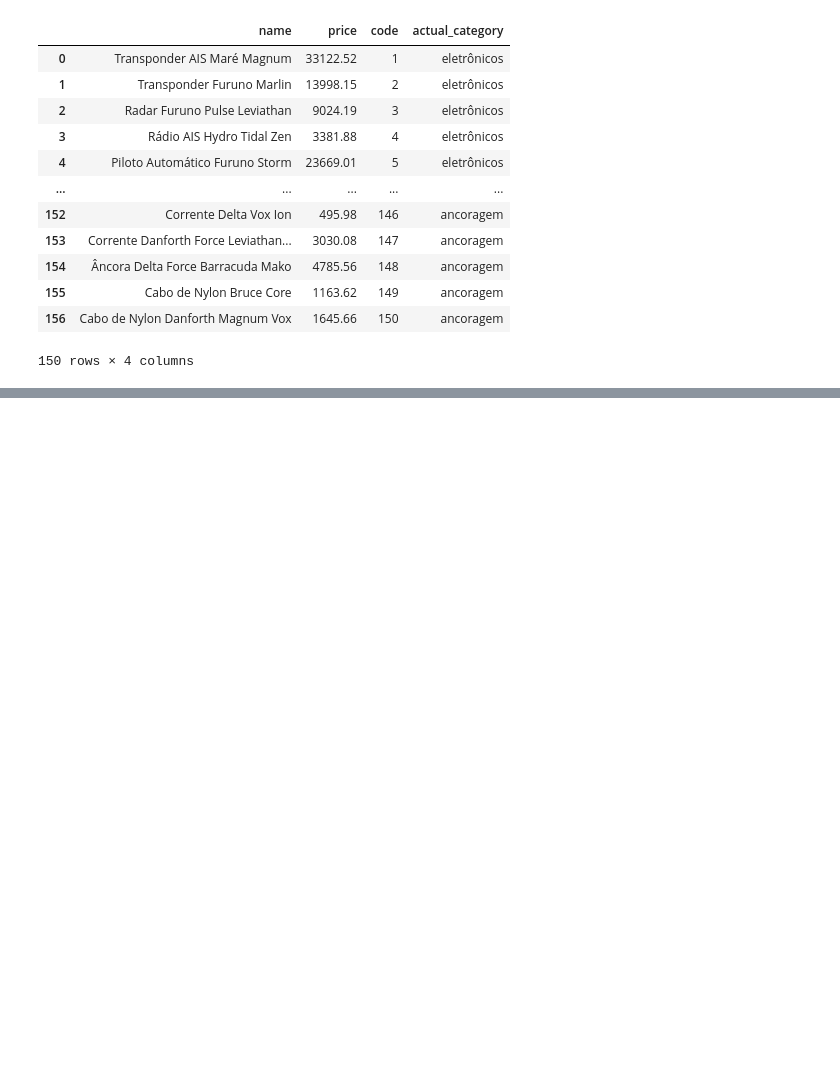
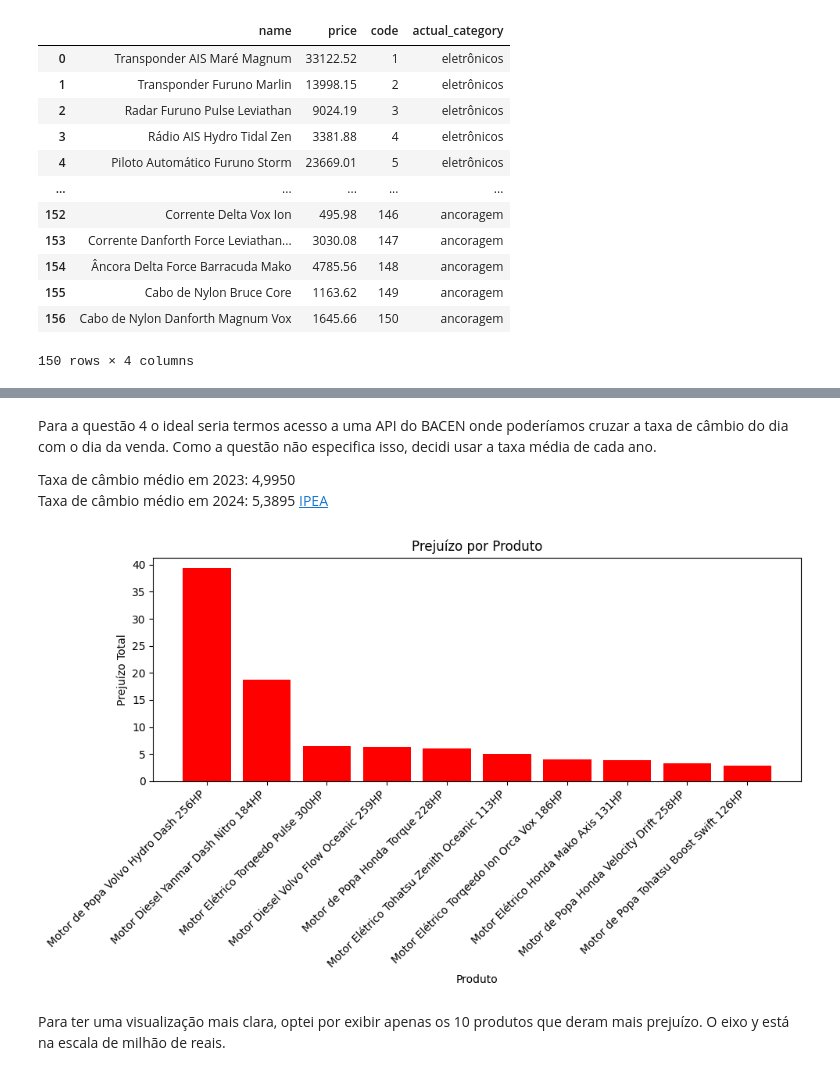
Before and after one commit to leorb99/lighthouse, a Jupyter notebook: notebooks/analysis_data.ipynb, the cells around one changed output, grey strips where cells are left out. Cells and saved outputs as stored; diff of their text form; code cells hidden in the pictures; blank space fills up the shorter version.

```diff
--- a/notebooks/analysis_data.ipynb
+++ b/notebooks/analysis_data.ipynb
@@ -92,0 +102,25 @@ df_import_costs
+# %% [markdown]
+Para a questão 4 o ideal seria termos acesso a uma API do BACEN onde poderíamos cruzar a taxa de câmbio do dia com o dia da venda. Como a questão não especifica isso, decidi usar a taxa média de cada ano.
+
+Taxa de câmbio médio em 2023: 4,9950\
+Taxa de câmbio médio em 2024: 5,3895
+[IPEA](https://www.ipeadata.gov.br/ExibeSerie.aspx?serid=31924#:~:text=Table_content:%20header:%20%7C%20Data%20%7C%20Taxa%20de,comercial%20%2D%20venda%20%2D%20m%C3%A9dia:%205%2C5879%20%7C)
+# %%
+df_prejuizos = pd.read_csv('../datasets/prejuizos.csv')
+df_prejuizos = df_prejuizos.sort_values(by='total_loss', ascending=False)
+plt.figure(figsize=(10, 6))
+
+plt.bar(df_prejuizos.head(10)['product_name'], df_prejuizos.head(10)['total_loss'] / 1000000, color='red')
+
+plt.xticks(rotation=45, ha='right')
+plt.xlabel('Produto')
+plt.ylabel('Prejuízo Total')
+plt.title('Prejuízo por Produto')
+
+
+plt.tight_layout()
+plt.show()
+# %% [output]
+[figure, added]
+# %% [markdown]
+Para ter uma visualização mais clara, optei por exibir apenas os 10 produtos que deram mais prejuízo. O eixo y está na escala de milhão de reais.
```
Also changed, not shown: parts of 4 cells of this notebook, 3 other files.
